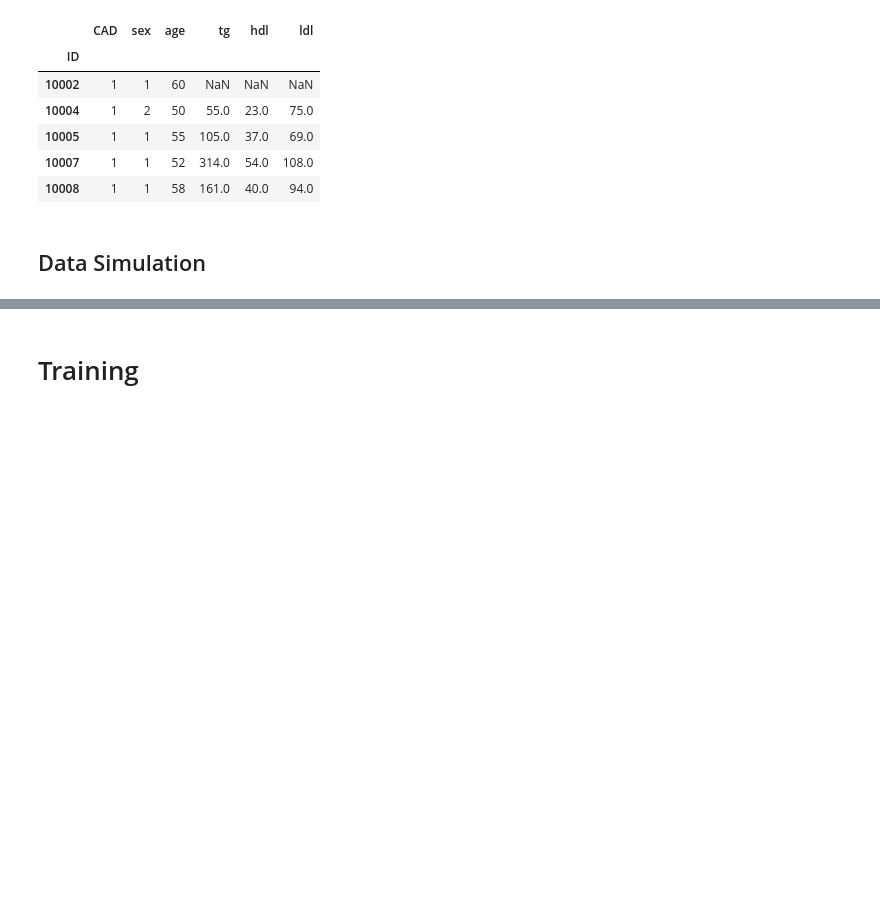
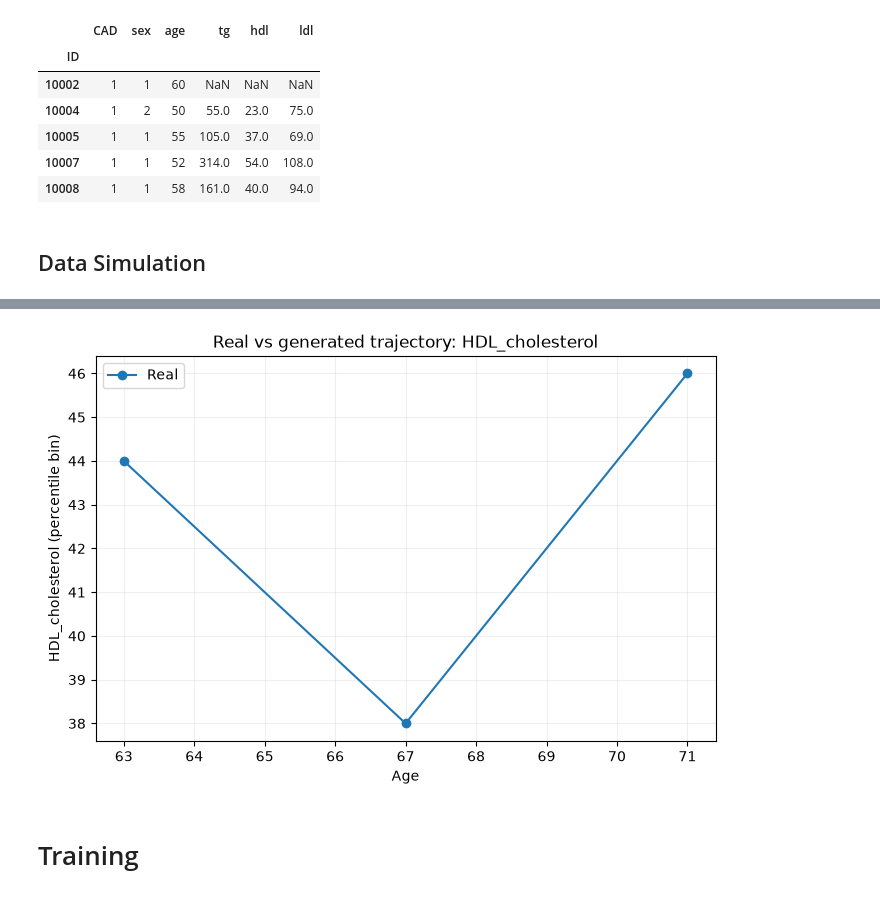
Before and after one commit to RasmussenLab/integrative_post_gwas_methods_course, a Jupyter notebook: notebooks/eir-transformer.ipynb, the cells around one changed output, grey strips where cells are left out. Saved outputs shown, nothing was run; the diff lists cells and outputs as text; code cells hidden in the pictures; blank space fills up the shorter version.

```diff
--- a/notebooks/eir-transformer.ipynb
+++ b/notebooks/eir-transformer.ipynb
@@ -141,12 +53,0 @@ mkdir: ../reference_data/eir-transformer/: File exists
-# %%
-from sklearn.model_selection import GroupShuffleSplit
-
-patient_groups = df_seq['ID'].str.split('_').str[0]
-
-gss = GroupShuffleSplit(n_splits=1, test_size=0.2, random_state=42)
-train_idx, test_idx = next(gss.split(df_seq, groups=patient_groups))
-
-df_seq_train = df_seq.iloc[train_idx]
-df_seq_test = df_seq.iloc[test_idx]
-df_cad_train = df_cad.iloc[train_idx]
-df_cad_test = df_cad.iloc[test_idx]
@@ -174,3 +54,7 @@ df_cad_test.to_csv("../reference_data/eir-transformer/df_cad_test.csv", index=Fa
+# %%
+plot_real_vs_generated(real_seq=df_seq_train.iloc[0]['Sequence'], generated_seq=None, lab="HDL_cholesterol")
+# %% [output]
+[figure, added]
 # %% [markdown]
 # Training
 # %%
```
Also changed, not shown: parts of 30 cells of this notebook, 14 other files.
